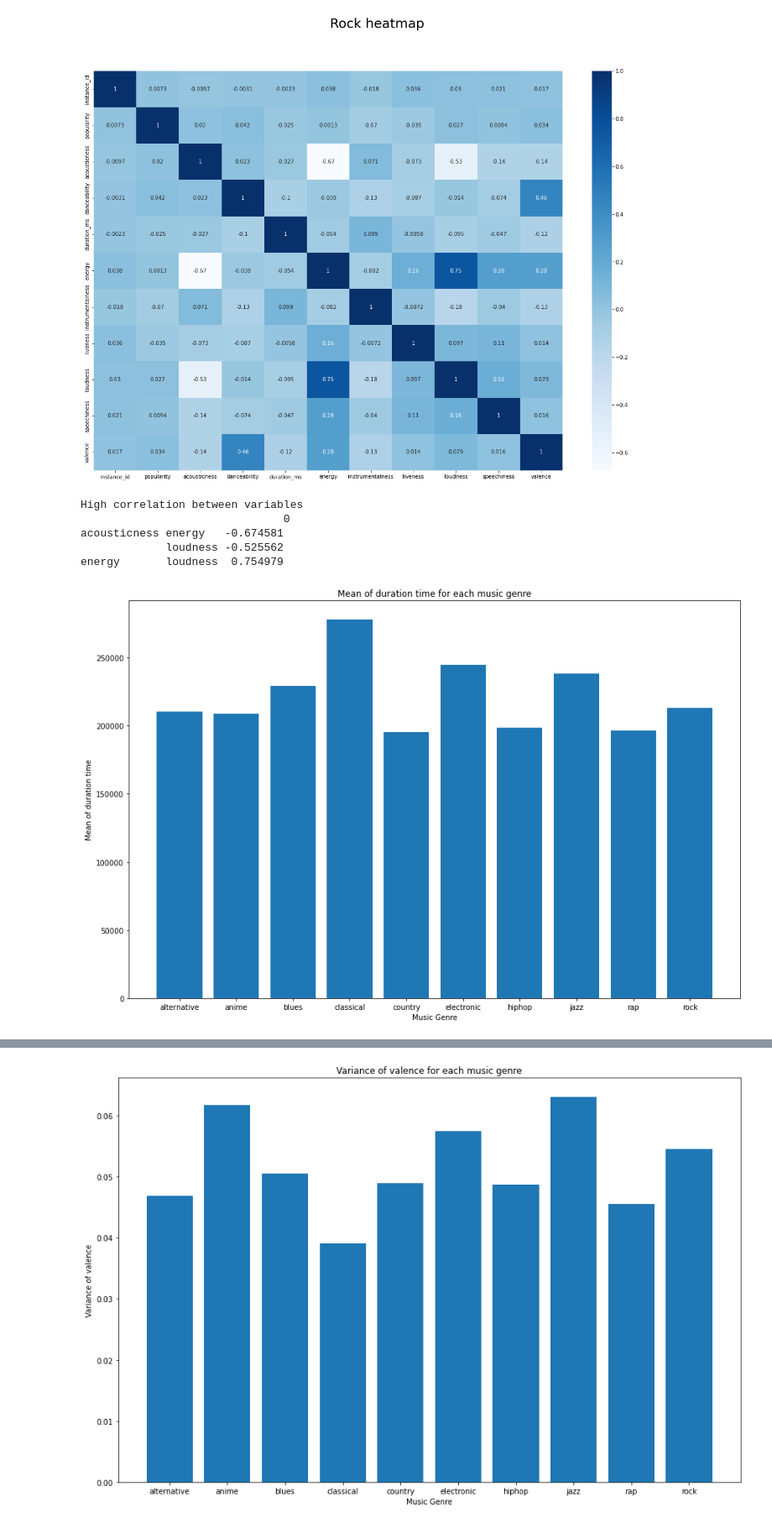
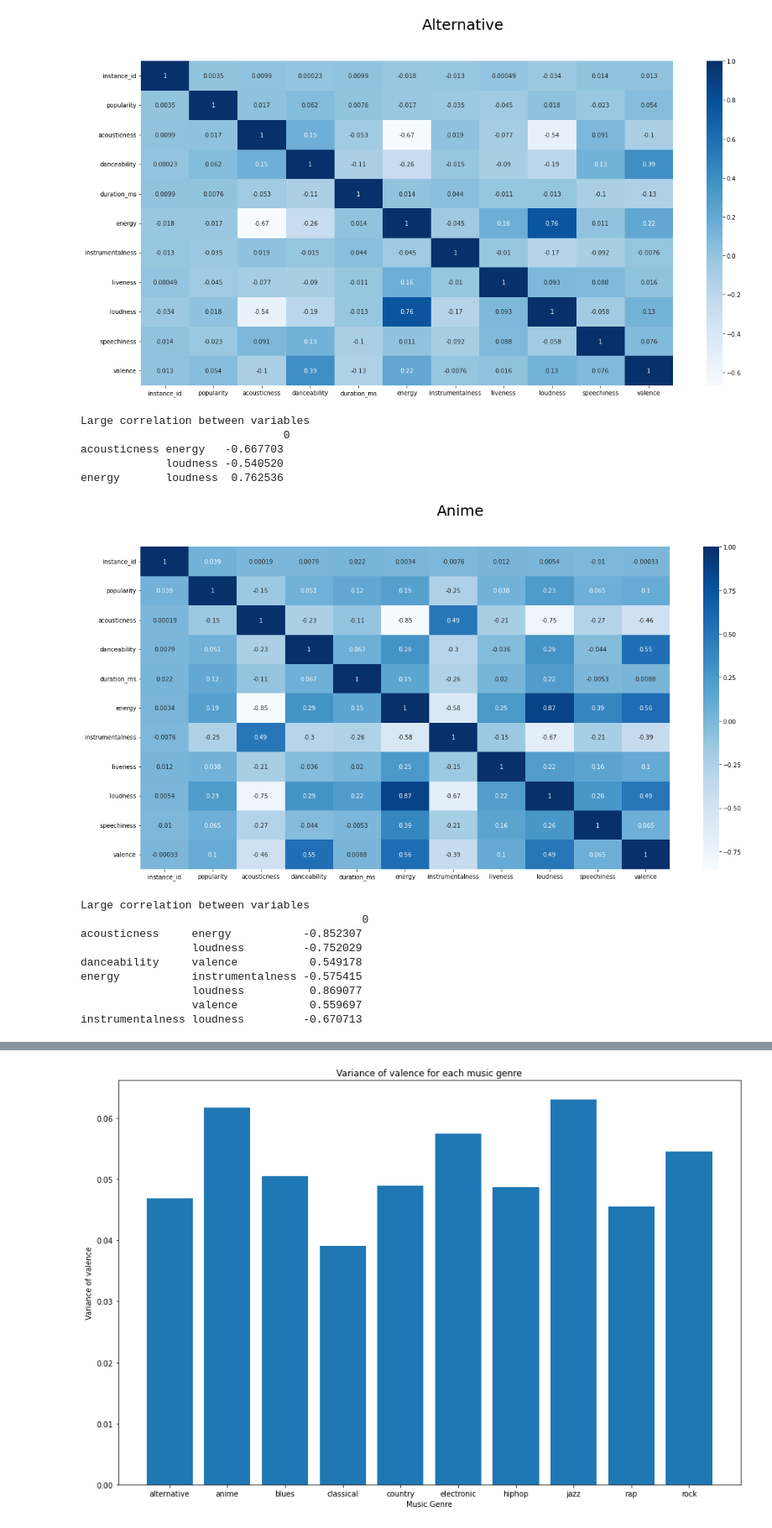
Before and after one commit to jerryzhuang0914/COMP309_Assignment3, a Jupyter notebook: Kaggle Competition.ipynb, the cells around one changed output, grey strips where cells are left out. Shown at 84% size. Drawn from its saved outputs; the diff is of its cells as text; code cells hidden in the pictures.

```diff
--- a/Kaggle Competition.ipynb
+++ b/Kaggle Competition.ipynb
@@ -25,14 +28,15 @@ concatenate_dataset1 = pd.concat([alternative, anime, blues, classical, country,
                                   hiphop, jazz, rap, rock])
 # %%
 # function of finding high correlation variables
-def find_high_correlation(dataset):
+def find_large_correlation(dataset):
     corr = dataset.corr()
     # Convert lower triangle of value of correlation matrix to NaN
     corr = \
     corr.mask(np.tril(np.ones(corr.shape)).astype(np.bool))
     # keep correlation absolute values that are less than 1 and greater than 1
     mask = corr.abs().lt(1) & corr.abs().gt(0.5)
-    return corr.where(mask).stack()
+    large_corr = pd.DataFrame(corr.where(mask).stack())
+    return print("Large correlation between variables\n", large_corr)
 # %%
 # function of plotting heatmap
 def plot_heatmap(dataset):
@@ -195,33 +45,30 @@ energy loudness  0.692295
-# %%
-# correlation heatmap of rock dataset
-fig = plt.figure(figsize = (20,14))
-fig.suptitle("Rock heatmap", fontsize=25)
-plot_heatmap(rock)
-plt.show()
-
-# large correlation between variables
-rock_corr = pd.DataFrame(find_high_correlation(rock))
-print("High correlation between variables\n", rock_corr)
-# %% [output]
-[figure, removed]
-High correlation between variables
-                               0
-acousticness energy   -0.674581
-             loudness -0.525562
-energy       loudness  0.754979
-# %%
-# mean of duration time of each dataset. seeing what kind of song last the longest?
-# and shortest?
-mean_list = []
-for i in datasets:
-    duration_mean = i['duration_ms'].mean()
-    mean_list.append(duration_mean)
-
-fig = plt.figure(figsize = (15,10))
-plt.bar(datasets_name,mean_list)
-plt.xlabel('Music Genre')
-plt.ylabel('Mean of duration time')
-plt.title('Mean of duration time for each music genre')
-plt.show()
-# %% [output]
-[figure, removed]
+# %%
+def find_correlation(dataset):
+    # correlation heatmap of alternative dataset
+    plot_heatmap(dataset)
+    plt.show()
+    # large correlation between variables
+    find_large_correlation(dataset)
+# %%
+# plot heatmaps and print large correlation data
+for i, j in zip(datasets_name, datasets):
+    fig = plt.figure(figsize = (20,10))
+    fig.suptitle(i, fontsize=25)
+    find_correlation(j)
+# %% [output]
+[figure, added]
+Large correlation between variables
+                               0
+acousticness energy   -0.667703
+             loudness -0.540520
+energy       loudness  0.762536
+[figure, added]
+Large correlation between variables
+                                           0
+acousticness     energy           -0.852307
+                 loudness         -0.752029
+danceability     valence           0.549178
+energy           instrumentalness -0.575415
+                 loudness          0.869077
+                 valence           0.559697
+instrumentalness loudness         -0.670713
```
Also changed, not shown: parts of 14 cells of this notebook.
